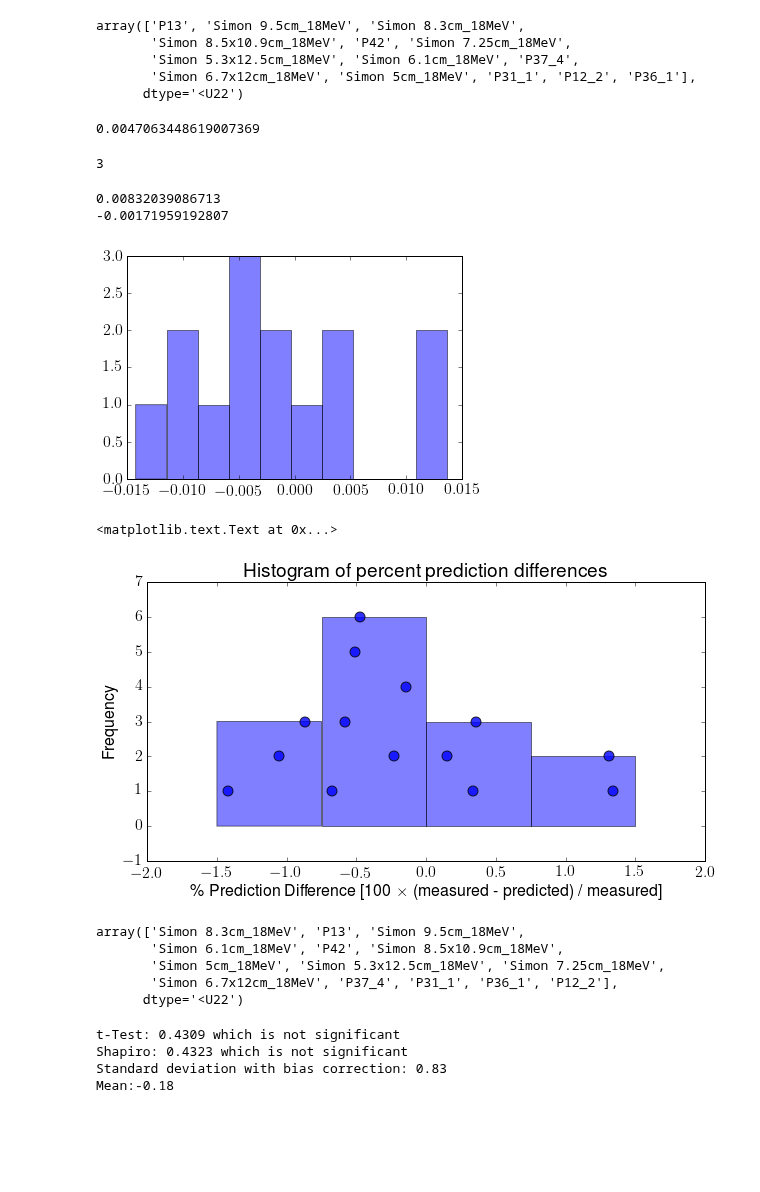
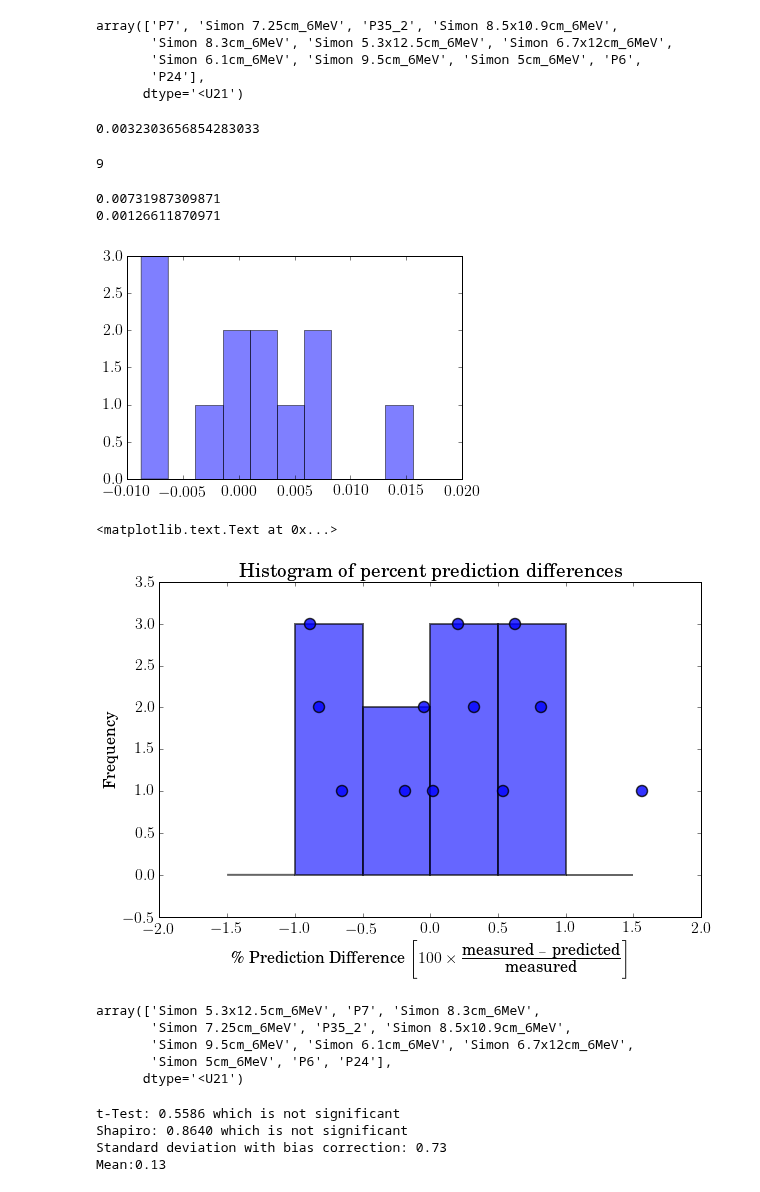
Before and after one commit to SimonBiggs/electronfactors, a Jupyter notebook: examples/Model with uncertainty.ipynb, the cells around one changed output. Drawn from its saved outputs; the diff is of its cells as text; code cells hidden in the pictures; blank space fills up the shorter version.

```diff
--- a/examples/Model with uncertainty.ipynb
+++ b/examples/Model with uncertainty.ipynb
@@ -18,7 +17,7 @@ rc('font',**{'family':'sans-serif',
              'size':'16'})
 rc('text', usetex=True)
 # %%
-with open("model_cache/18MeV_10app_100ssd.yml", 'r') as file:
+with open("model_cache/6MeV_10app_100ssd.yml", 'r') as file:
     cutout_data = yaml.load(file)
 # %%
 label = np.array([key for key in cutout_data])
@@ -143,19 +142,19 @@ plt.scatter(residuals_lengthwidth,representative_height,zorder=2,s=50,)
 # %%
 label[np.argsort(np.abs(residuals_lengthwidth))][::-1]
 # %% [output]
-array(['P13', 'Simon 9.5cm_18MeV', 'Simon 8.3cm_18MeV',
-       'Simon 8.5x10.9cm_18MeV', 'P42', 'Simon 7.25cm_18MeV',
-       'Simon 5.3x12.5cm_18MeV', 'Simon 6.1cm_18MeV', 'P37_4',
-       'Simon 6.7x12cm_18MeV', 'Simon 5cm_18MeV', 'P31_1', 'P12_2', 'P36_1'],
-      dtype='<U22')
+array(['P7', 'Simon 7.25cm_6MeV', 'P35_2', 'Simon 8.5x10.9cm_6MeV',
+       'Simon 8.3cm_6MeV', 'Simon 5.3x12.5cm_6MeV', 'Simon 6.7x12cm_6MeV',
+       'Simon 6.1cm_6MeV', 'Simon 9.5cm_6MeV', 'Simon 5cm_6MeV', 'P6',
+       'P24'],
+      dtype='<U21')
 # %%
 np.std(residuals_lengthwidth)
 # %% [output]
-0.0047063448619007369
+0.0032303656854283033
 # %%
 np.argmax(np.abs(residuals_lengthwidth))
 # %% [output]
-3
+9
 # %%
 # label[20]
 # %%
@@ -197,9 +196,9 @@ predictionStd = np.std(predictionDifference, ddof=1) / c4(len(predictionDifferen
 print(predictionStd)
 print(np.mean(predictionDifference))
 # %% [output]
-0.00832039086713
--0.00171959192807
+0.00731987309871
+0.00126611870971
-[figure, old version]
+[figure, new version]
 # %%
 # predictionValue = np.zeros(len(custom_label))
 # give = np.zeros(len(custom_label))
@@ -241,49 +240,55 @@ print(np.mean(predictionDifference))
 # %%
 # label[7]
 # %%
-plt.figure(figsize=(10, 5))
+plt.figure(figsize=(6 * 1.618, 6))
 
 percentDifference = 100*(factor - predictionValue) / factor
 
-binSize = np.floor(4 * percentDifference.ptp() / len(percentDifference) / 0.05) * 0.05
-binStart = np.floor(percentDifference.min() / binSize)*binSize
-binEnd = np.ceil(percentDifference.max() / binSize)*binSize
+# binSize = np.floor(4 * percentDifference.ptp() / len(percentDifference) / 0.05) * 0.05
+# binStart = np.floor(percentDifference.min() / binSize)*binSize
+# binEnd = np.ceil(percentDifference.max() / binSize)*binSize
+
+binStart = -1.5
+binEnd = 1.5
+binSize = 0.5
 
 bins = np.arange(binStart, binEnd+binSize, binSize)
 
 
 dbins = bins[1] - bins[0]
 binsTrans = bins - dbins/2
 
 binsTrans = binsTrans.reshape(-1,1)
 binNum = np.argmin(abs(binsTrans - percentDifference),0)
 
 representative_height = np.zeros(len(binNum))
 
 for i in range(len(bins)):
 
     binRef = (binNum == i)
 
     representative_height[binRef] = np.arange(sum(binRef)) + 1
 
 
-plt.hist(percentDifference,bins, alpha=0.5)
-plt.scatter(percentDifference, representative_height, zorder=2, s=100, alpha=0.8)
+plt.hist(percentDifference,bins, alpha=0.6, lw=2)
+plt.scatter(percentDifference, representative_height, zorder=2, s=120, alpha=0.8, lw=1.5)
 
-plt.xlabel(r'\% Prediction Difference [100 $\times$ (measured - predicted) / measured]')
+plt.xlabel(
+    r'\% Prediction Difference '
+    r'$\left[100 \times \frac{\mbox{measured } - \mbox{ predicted}}{\mbox{measured}} \right]$')
 plt.ylabel(r'Frequency')
 plt.title(r'Histogram of percent prediction differences')
 # %% [output]
 <matplotlib.text.Text at 0x...>
-[figure, old version]
+[figure, new version]
 # %%
 label[np.argsort(np.abs(percentDifference))][::-1]
 # %% [output]
-array(['Simon 8.3cm_18MeV', 'P13', 'Simon 9.5cm_18MeV',
-       'Simon 6.1cm_18MeV', 'P42', 'Simon 8.5x10.9cm_18MeV',
-       'Simon 5cm_18MeV', 'Simon 5.3x12.5cm_18MeV', 'Simon 7.25cm_18MeV',
-       'Simon 6.7x12cm_18MeV', 'P37_4', 'P31_1', 'P36_1', 'P12_2'],
-      dtype='<U22')
+array(['Simon 5.3x12.5cm_6MeV', 'P7', 'Simon 8.3cm_6MeV',
+       'Simon 7.25cm_6MeV', 'P35_2', 'Simon 8.5x10.9cm_6MeV',
+       'Simon 9.5cm_6MeV', 'Simon 6.1cm_6MeV', 'Simon 6.7x12cm_6MeV',
+       'Simon 5cm_6MeV', 'P6', 'P24'],
+      dtype='<U21')
 # %%
 from scipy.stats import shapiro, probplot, ttest_1samp
 # %%
@@ -317,10 +322,10 @@ print('Standard deviation with bias correction: ' + res_std)
 res_mean = "%0.2f" %(np.mean(percentDifference))
 print('Mean:' + res_mean)
 # %% [output]
-t-Test: 0.4309 which is not significant
-Shapiro: 0.4323 which is not significant
-Standard deviation with bias correction: 0.83
-Mean:-0.18
+t-Test: 0.5586 which is not significant
+Shapiro: 0.8640 which is not significant
+Standard deviation with bias correction: 0.73
+Mean:0.13
 # %%
 fig = plt.figure(figsize=(7,4))
 ax = fig.add_subplot(111)
```
Also changed, not shown: parts of 11 cells of this notebook, 16 other files.
